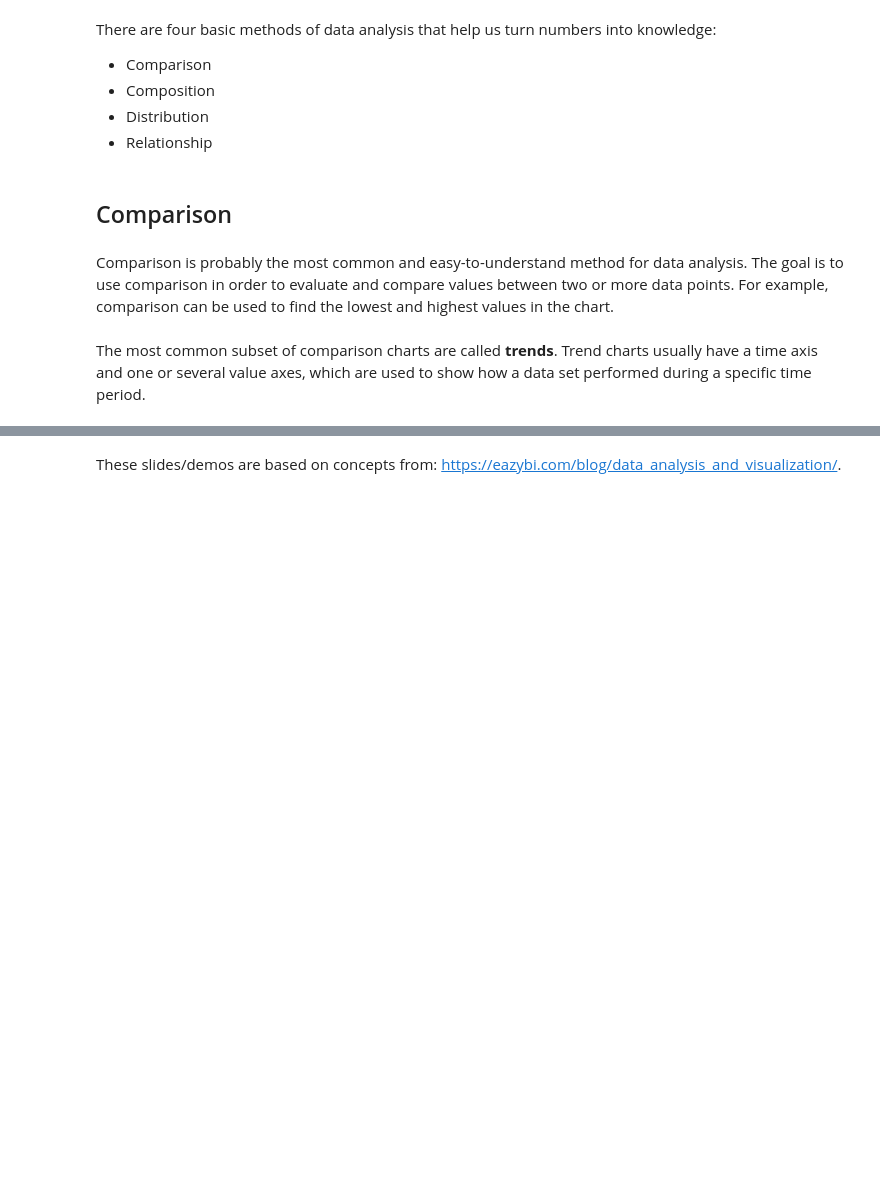
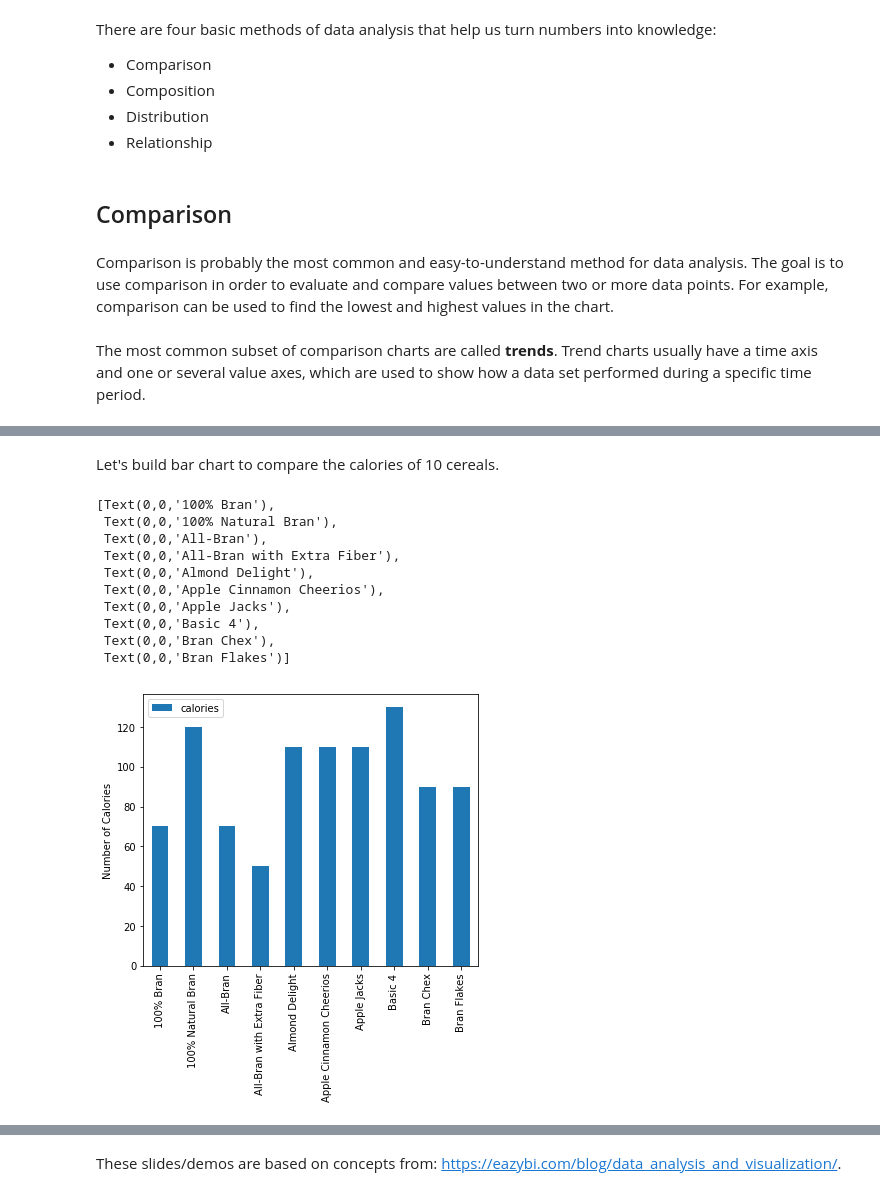
Before and after one commit to NurlanKhamzin/UIUC-iSchool-DataViz, a Jupyter notebook: fall2018/week06/lecture_week06.ipynb, the cells around one changed output, grey strips where cells are left out. Drawn from its saved outputs; the diff is of its cells as text; code cells hidden in the pictures; blank space fills up the shorter version.

```diff
--- a/fall2018/week06/lecture_week06.ipynb
+++ b/fall2018/week06/lecture_week06.ipynb
@@ -77,0 +79,19 @@ ax = df.plot.bar(x='Year', y='Value')
+# %% [markdown]
+Let's build bar chart to compare the calories of 10 cereals.
+# %%
+ax = df[['name', 'calories']].head(10).plot(kind='bar', rot=90)
+x_labels = df['name']
+ax.set_ylabel("Number of Calories")
+ax.set_xticklabels(x_labels)
+# %% [output]
+[Text(0,0,'100% Bran'),
+ Text(0,0,'100% Natural Bran'),
+ Text(0,0,'All-Bran'),
+ Text(0,0,'All-Bran with Extra Fiber'),
+ Text(0,0,'Almond Delight'),
+ Text(0,0,'Apple Cinnamon Cheerios'),
+ Text(0,0,'Apple Jacks'),
+ Text(0,0,'Basic 4'),
+ Text(0,0,'Bran Chex'),
+ Text(0,0,'Bran Flakes')]
+[figure, added]
```
Also changed, not shown: parts of 24 cells of this notebook, 6 other files.
